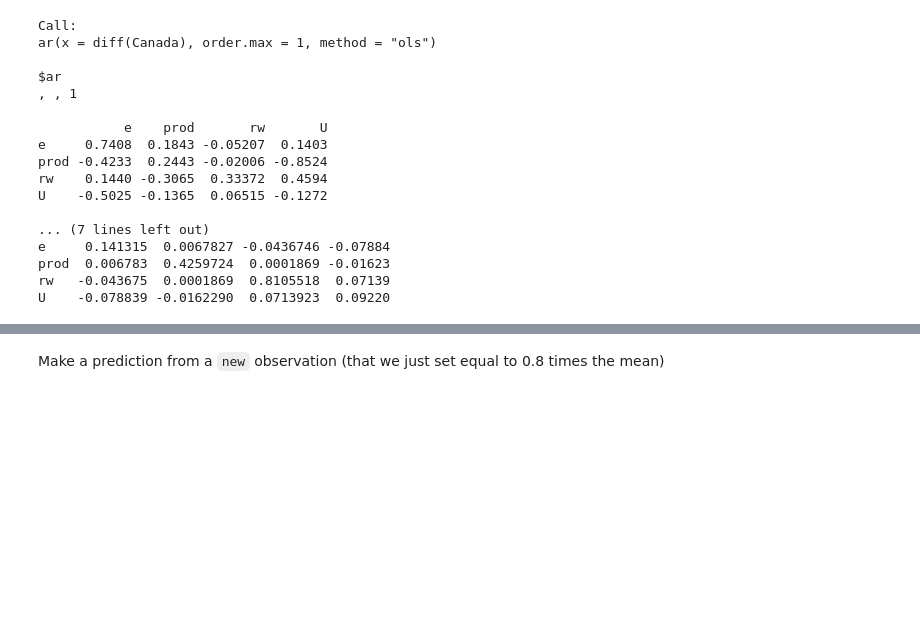
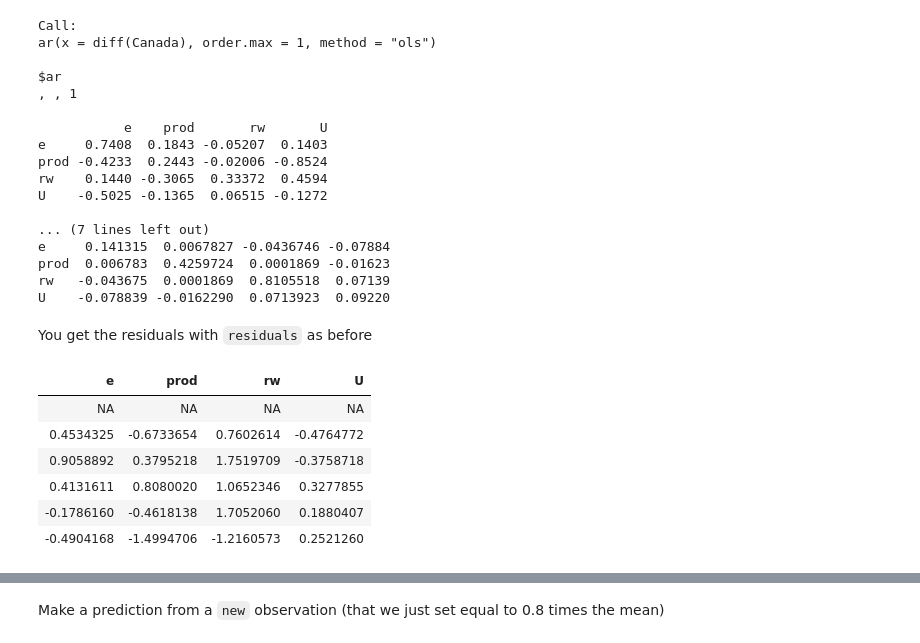
Before and after one commit to erikcs/TA, a Jupyter notebook: 4329_session1.ipynb, the cells around one changed output, grey strips where cells are left out. Drawn from its saved outputs; the diff is of its cells as text; code cells hidden in the pictures; blank space fills up the shorter version.

```diff
--- a/4329_session1.ipynb
+++ b/4329_session1.ipynb
@@ -432,3 +434,15 @@ e     0.141315  0.0067827 -0.0436746 -0.07884
 prod  0.006783  0.4259724  0.0001869 -0.01623
 rw   -0.043675  0.0001869  0.8105518  0.07139
 U    -0.078839 -0.0162290  0.0713923  0.09220
+# %% [markdown]
+You get the residuals with `residuals` as before
+# %%
+head(residuals(var_ar))
+# %% [output]
+| e | prod | rw | U |
+| NA | NA | NA | NA |
+| 0.4534325 | -0.6733654 | 0.7602614 | -0.4764772 |
+| 0.9058892 | 0.3795218 | 1.7519709 | -0.3758718 |
+| 0.4131611 | 0.8080020 | 1.0652346 | 0.3277855 |
+| -0.1786160 | -0.4618138 | 1.7052060 | 0.1880407 |
+| -0.4904168 | -1.4994706 | -1.2160573 | 0.2521260 |
```
Also changed, not shown: parts of 10 cells of this notebook.
